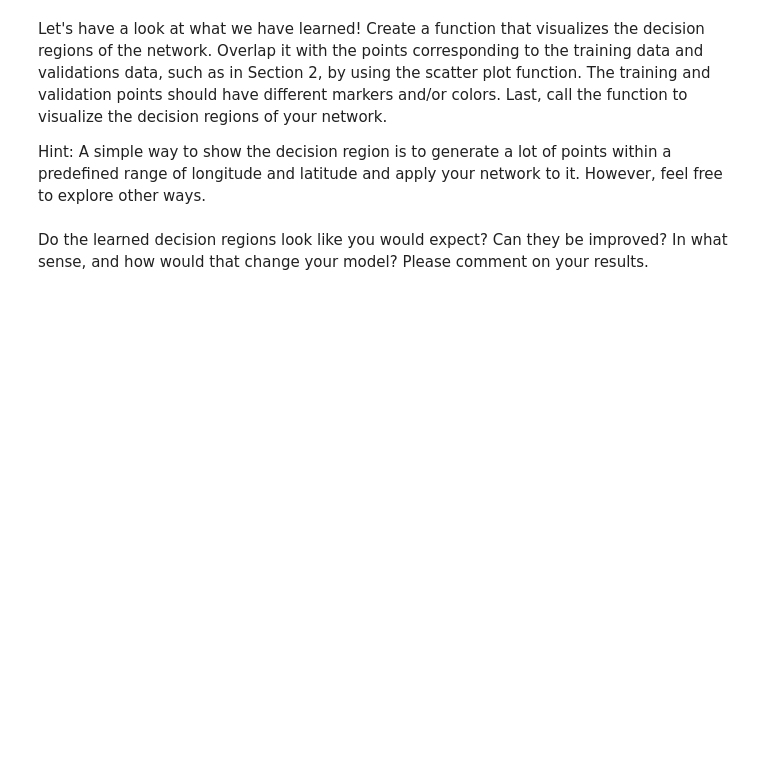
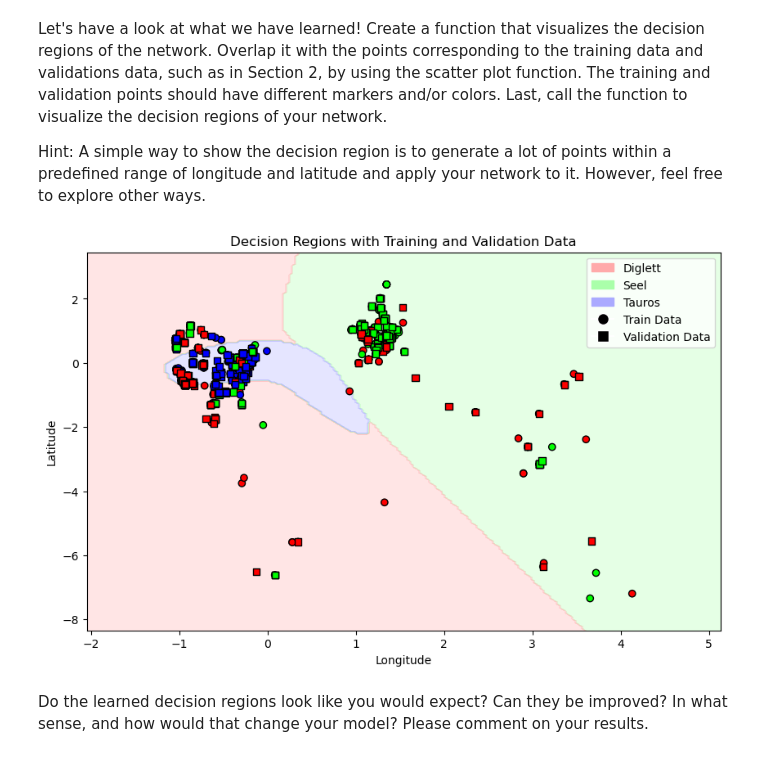
Before and after one commit to Tiazzo/my_dpl, a Jupyter notebook: IHA2/IHA2.ipynb, the cells around one changed output. Cells and saved outputs as stored; diff of their text form; code cells hidden in the pictures; blank space fills up the shorter version.

```diff
--- a/IHA2/IHA2.ipynb
+++ b/IHA2/IHA2.ipynb
@@ -625,24 +659,27 @@ Epoch [100/100], Train Loss: 0.3653, Train Accuracy: 100.00%, Val Loss: 1.8292,
 # %% [markdown]
 Now, create a neural network using PyTorch. You can use any architecture you want. Save the model in the variable `model`.
 # %%
-# Define a  Neural Network with two hidden layers with 64 and 32 neurons respectively, using ReLU activation
+# A neural network model with 4 fully connected layers and batch normalization after each layer
 class NeuralNetwork(nn.Module):
+    # Initialization of the layers in the model
     def __init__(self, input_size, num_classes):
         super(NeuralNetwork, self).__init__()
-        # First fully connected layer takes 2 input size and outputs 64 neurons
         self.fc1 = nn.Linear(input_size, 128)
         self.fc2 = nn.Linear(128, 64)
         self.fc3 = nn.Linear(64, 32)
         self.fc4 = nn.Linear(32, num_classes)
 
+    # Forward pass
     def forward(self, x):
         x = torch.relu(self.fc1(x))
+        # x = nn.BatchNorm1d(128)(x)
         x = torch.relu(self.fc2(x))
+        # x = nn.BatchNorm1d(64)(x)
         x = torch.relu(self.fc3(x))
-        x = self.fc4(x)
+        # x = nn.BatchNorm1d(32)(x)
+        x = torch.softmax(self.fc4(x), dim=1)
         return x
 
-# YOUR CODE HERE
 # Initialize the model (input_size=2 for longitude and latitude, num_classes=3 for the 3 pokemon classes)
 model = NeuralNetwork(input_size=2, num_classes=3)
 
@@ -727,16 +760,66 @@ Hint: A simple way to show the decision region is to generate a lot of points wi
 # %%
 def plot_decision_region(model: nn.Module, x_train, y_train, x_val, y_val):
     """
     Plot the decision region of the model.
 
     Args:
     model: nn.Module: The trained model
     x_train: The training features, use whatever representation you prefer (e.g. numpy array, torch.Tensor, dataset, dataloader)
     y_train: The training labels, use whatever representation you prefer (e.g. numpy array, torch.Tensor, dataset, dataloader)
     x_val: The validation features, use whatever representation you prefer (e.g. numpy array, torch.Tensor, dataset, dataloader)
     y_val: The validation labels, use whatever representation you prefer (e.g. numpy array, torch.Tensor, dataset, dataloader)
     """
     # YOUR CODE HERE
+    # Determine the range for the grid
+    x_min, x_max = x_train[:, 1].min() - 1, x_train[:, 1].max() + 1
+    y_min, y_max = x_train[:, 0].min() - 1, x_train[:, 0].max() + 1
+
+    # Create a grid of points
+    xx, yy = np.meshgrid(np.linspace(x_min, x_max, 200),
+                         np.linspace(y_min, y_max, 200))
+
+    # Flatten the grid to pass through the model
+    grid_points = np.c_[xx.ravel(), yy.ravel()]
+
+    # Use the model to predict on the grid points
+    model.eval()
+    with torch.no_grad():
+        predictions = model(torch.tensor(grid_points, dtype=torch.float32))
+        predicted_classes = torch.argmax(predictions, dim=1).numpy()
+
+    # Reshape the predictions to match the grid shape
+    predicted_classes = predicted_classes.reshape(xx.shape)
+
+    cmap_light = ListedColormap(['#FFAAAA', '#AAFFAA', '#AAAAFF'])
+    cmap_bold = ListedColormap(['#FF0000', '#00FF00', '#0000FF'])
+
+    # Plot the decision regions
+    plt.figure(figsize=(10, 6))
+    plt.contourf(xx, yy, predicted_classes, alpha=0.3, cmap=cmap_light)
+
+    # Overlay the training and validation data points
+    plt.scatter(x_train[:, 1], x_train[:, 0], c=y_train, cmap=cmap_bold, edgecolor='k', marker='o', label='Train Data')
+    plt.scatter(x_val[:, 1], x_val[:, 0], c=y_val, cmap=cmap_bold, edgecolor='k', marker='s', label='Validation Data')
+
+    # Mapping of classes to names
+    pokemon_mapping = {0: 'Diglett', 1: 'Seel', 2: 'Tauros'}
+
+    # Add custom legend for decision boundaries
+    boundary_colors = ['#FFAAAA', '#AAFFAA', '#AAAAFF']
+    boundary_patches = [mpatches.Patch(color=boundary_colors[i], label=f'{pokemon_mapping[i]}') for i in range(len(boundary_colors))]
+
+    # Add labels, legend, and title
+    plt.xlabel('Longitude')
+    plt.ylabel('Latitude')
+    plt.legend(handles=boundary_patches + [plt.Line2D([0], [0], marker='o', color='w', markerfacecolor='black', markersize=10, label='Train Data'),
+                                           plt.Line2D([0], [0], marker='s', color='w', markerfacecolor='black', markersize=10, label='Validation Data')])
+    plt.title('Decision Regions with Training and Validation Data')
+    plt.show()
+
+# Call the function
+plot_decision_region(model, x_train, y_train, x_val, y_val)
+# %% [output]
+[figure, added]
 # %% [markdown]
 Do the learned decision regions look like you would expect? Can they be improved? In what sense, and how would that change your model? Please comment on your results.
 # %% [markdown]
```
Also changed, not shown: parts of 17 cells of this notebook, 2 other files.
